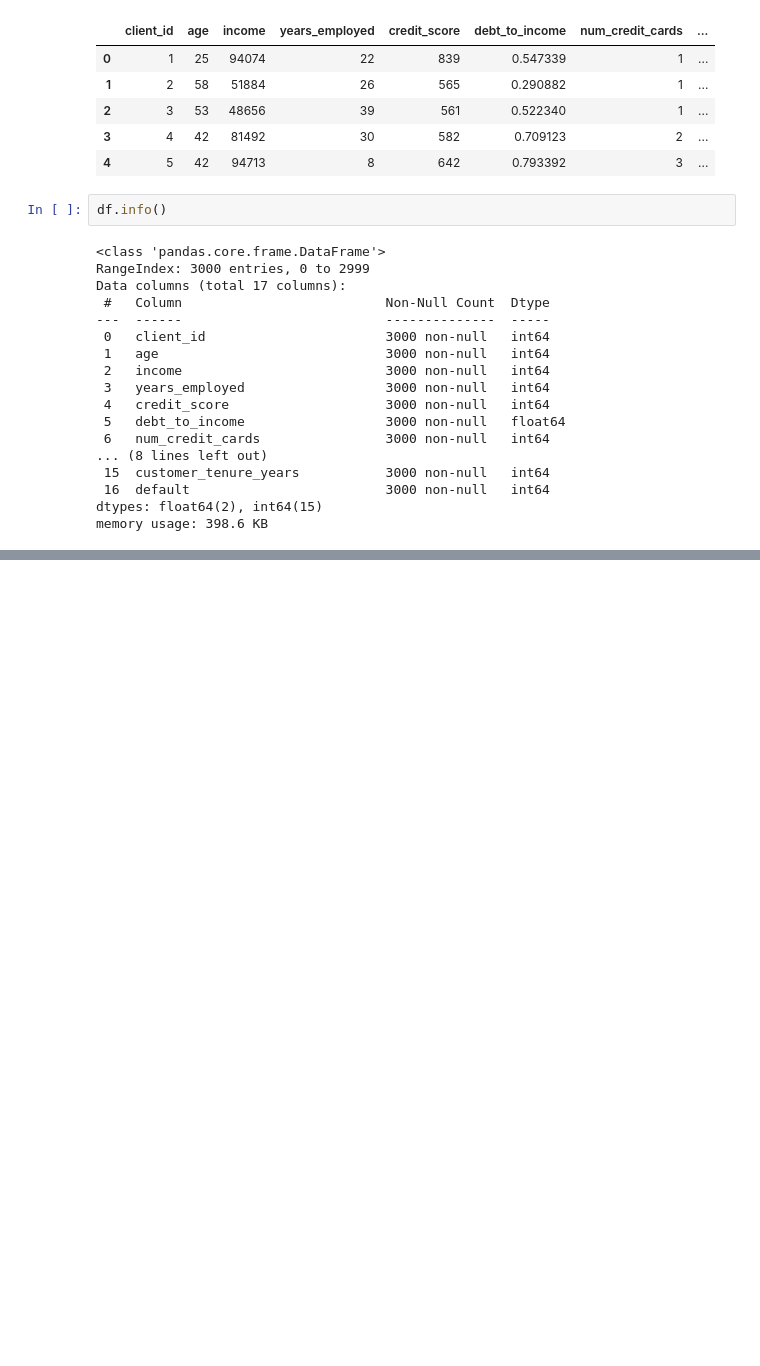
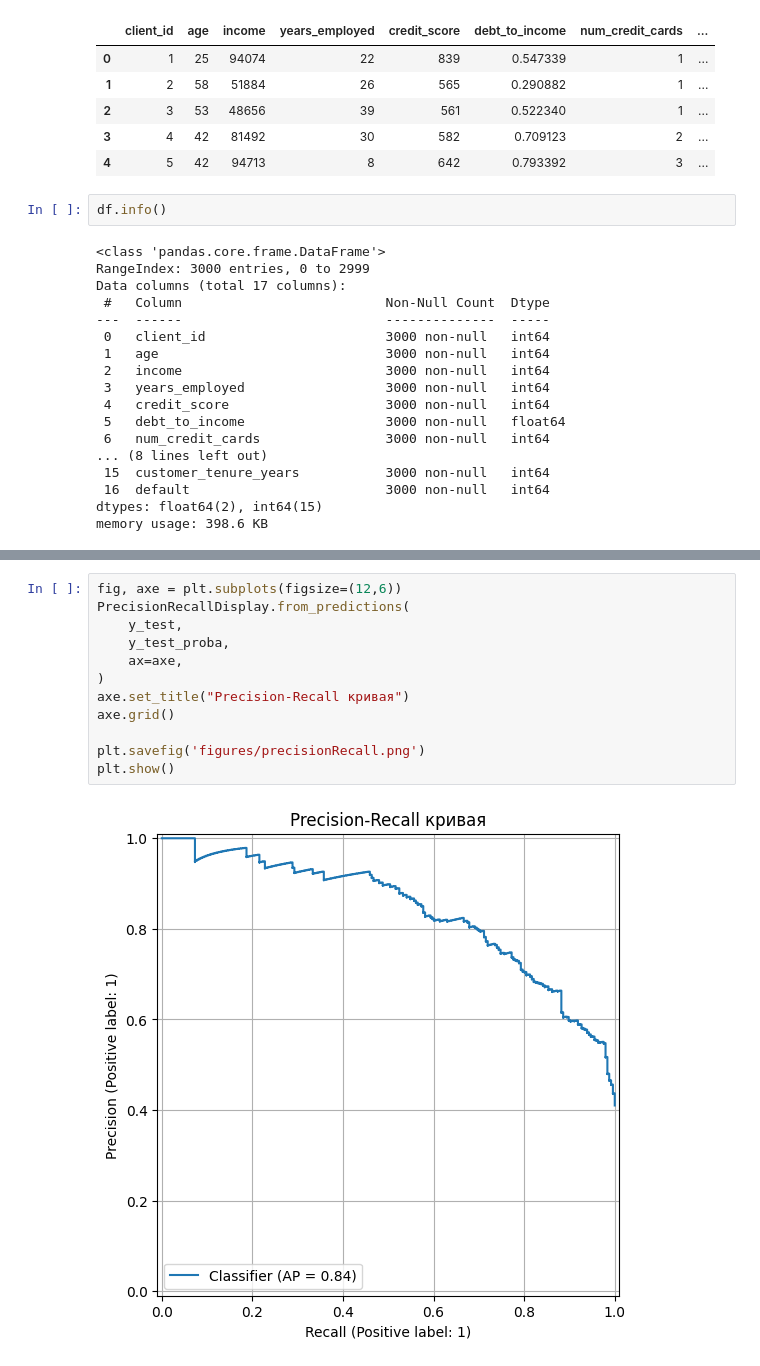
Before and after one commit to kA4errGa/AIEngineering_CoursMIREA, a Jupyter notebook: homeworks/HW05/HW05.ipynb, the cells around one changed output, grey strips where cells are left out. Cells and saved outputs as stored; diff of their text form; blank space fills up the shorter version.

```diff
--- a/homeworks/HW05/HW05.ipynb
+++ b/homeworks/HW05/HW05.ipynb
@@ -84,0 +307,14 @@ ROC-AUC = 0.5452415231826997
+# %%
+fig, axe = plt.subplots(figsize=(12,6))
+PrecisionRecallDisplay.from_predictions(
+    y_test,
+    y_test_proba,
+    ax=axe,
+)
+axe.set_title("Precision-Recall кривая")
+axe.grid()
+
+plt.savefig('figures/precisionRecall.png')
+plt.show()
+# %% [output]
+[figure, added]
```
Also changed, not shown: parts of 12 cells of this notebook, 3 other files.
